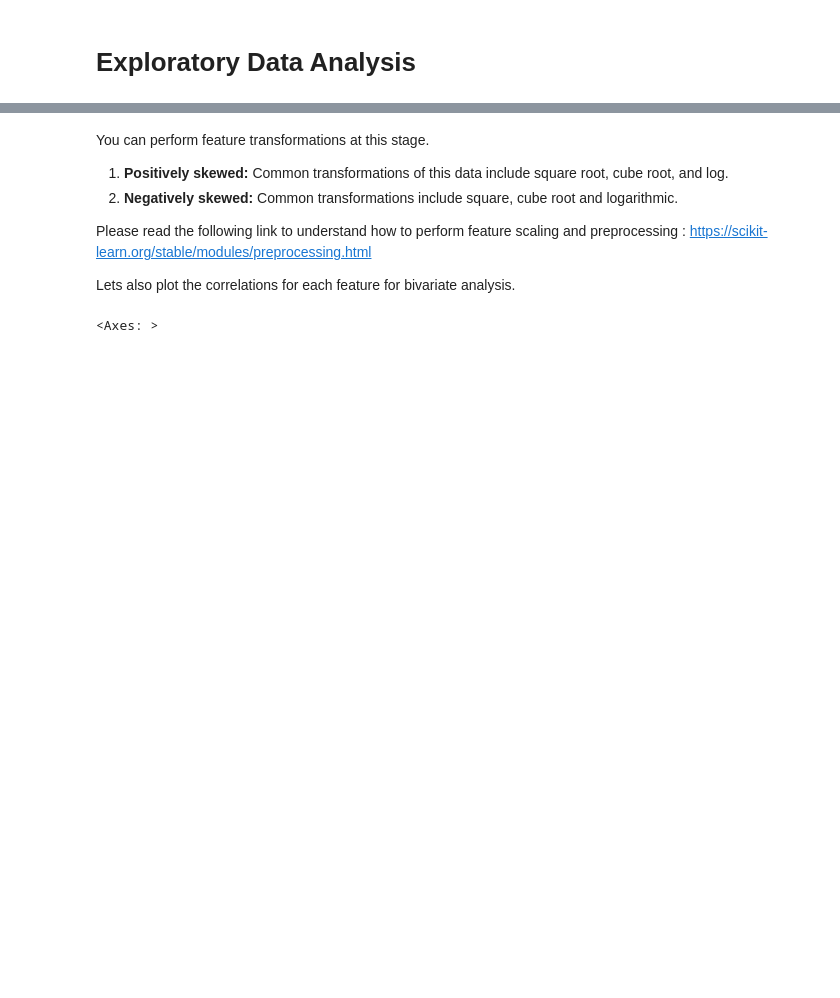
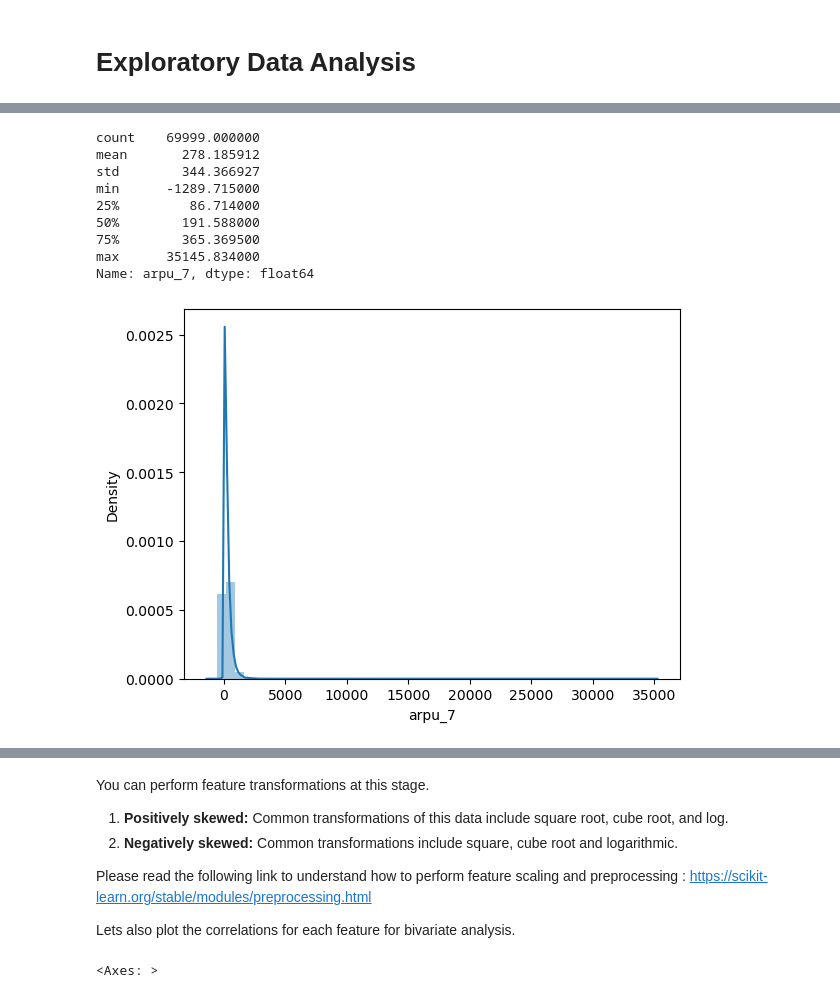
Before and after one commit to kapasitejas/Telecom_Churn_Case_Study, a Jupyter notebook: telecom-casestudy.ipynb, the cells around one changed output, grey strips where cells are left out. Drawn from its saved outputs; the diff is of its cells as text; code cells hidden in the pictures; blank space fills up the shorter version.

```diff
--- a/telecom-casestudy.ipynb
+++ b/telecom-casestudy.ipynb
@@ -529,0 +445,13 @@ sns.boxplot(data = X_train_filtered1)
+# %%
+univariate_plot(data.arpu_7)
+# %% [output]
+count    69999.000000
+mean       278.185912
+std        344.366927
+min      -1289.715000
+25%         86.714000
+50%        191.588000
+75%        365.369500
+max      35145.834000
+Name: arpu_7, dtype: float64
+[figure, added]
```
Also changed, not shown: parts of 81 cells of this notebook.
